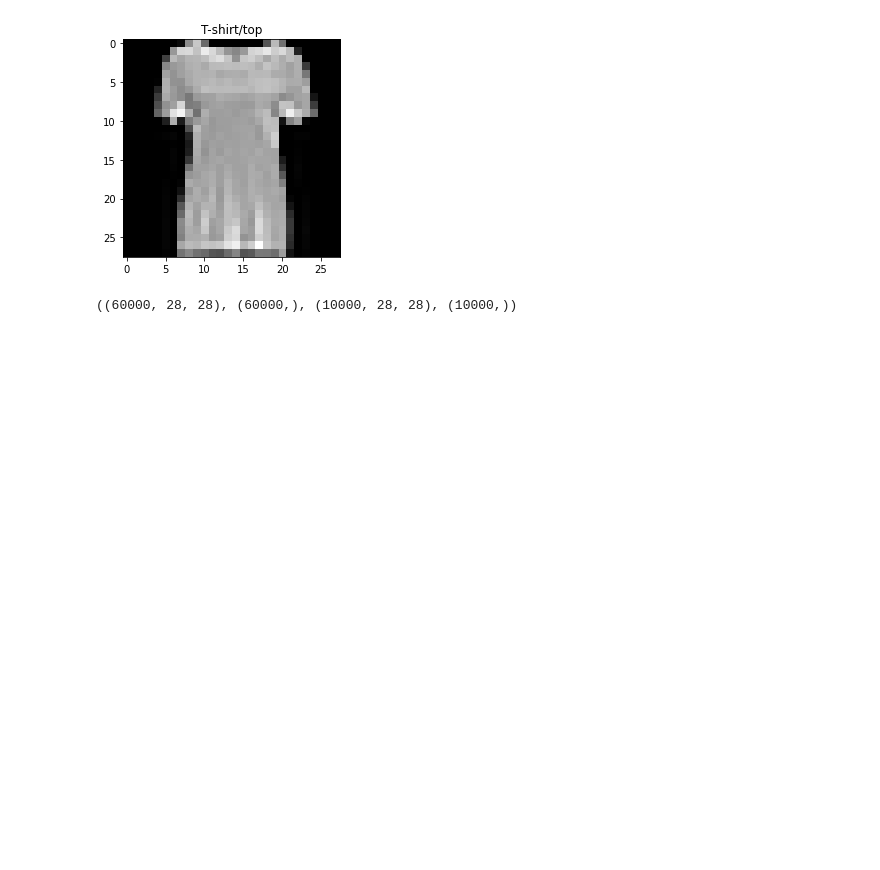
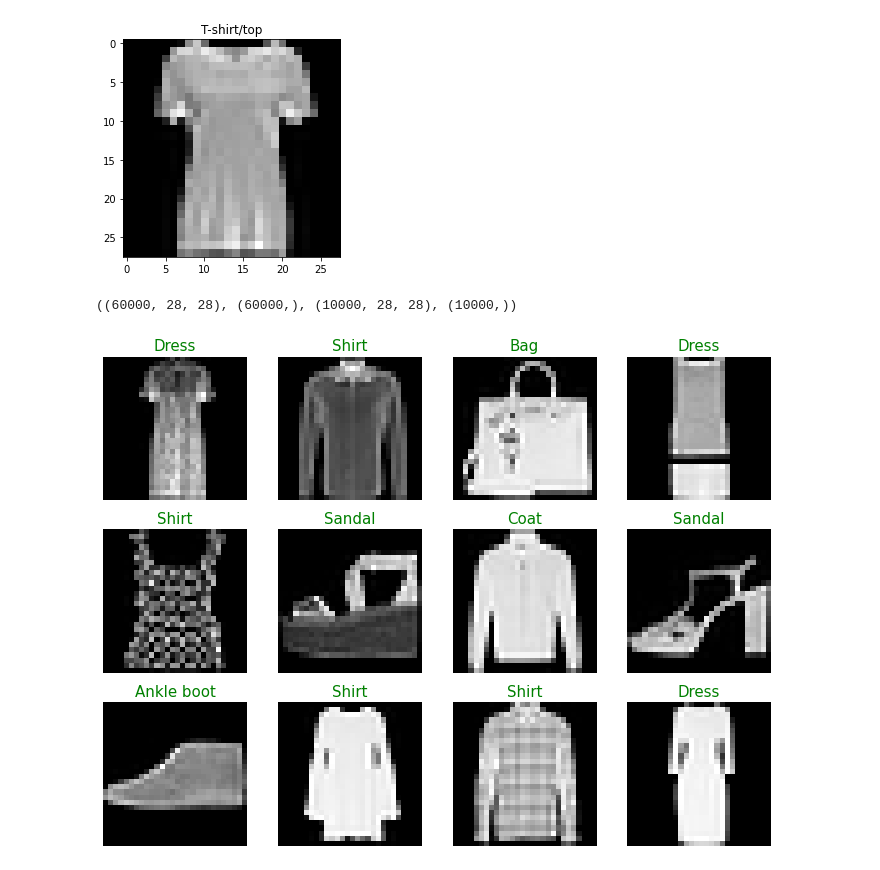
Before and after one commit to Shubhranshu-Malhotra/Tensorflow-Developer-ZTM, a Jupyter notebook: [Practice_Project]_02_neural_network_classification_in_tensorflow.ipynb, the cells around one changed output. Cells and saved outputs as stored; diff of their text form; code cells hidden in the pictures; blank space fills up the shorter version.

Commit message:
Function to visualize data

```diff
--- a/[Practice_Project]_02_neural_network_classification_in_tensorflow.ipynb
+++ b/[Practice_Project]_02_neural_network_classification_in_tensorflow.ipynb
@@ -87,3 +87,21 @@ The 10 th training label is: 0: T-shirt/top
 X_train.shape, y_train.shape, X_test.shape, y_test.shape
 # %% [output]
 ((60000, 28, 28), (60000,), (10000, 28, 28), (10000,))
+# %%
+# Function to visualize multiple random images from the dataset
+
+def visualize_data(images, labels, to_plot = 12, class_to_label = class_to_label):
+  """
+  Visualize data by plotting a given number of random images.
+  """
+  ax = plt.figure(figsize = (12, to_plot/4 *3))
+  for i in range(to_plot):
+    random_choice = np.random.choice(len(labels))
+    ax = plt.subplot(to_plot/4, 4, i+1)
+    ax = plt.imshow(images[random_choice], cmap = 'gray')
+    ax = plt.title(class_to_label[labels[random_choice]], fontdict={'fontsize': 15, 'color': 'green'})
+    ax = plt.axis(False)
+# %%
+visualize_data(X_train, y_train)
+# %% [output]
+[figure, added]
```
